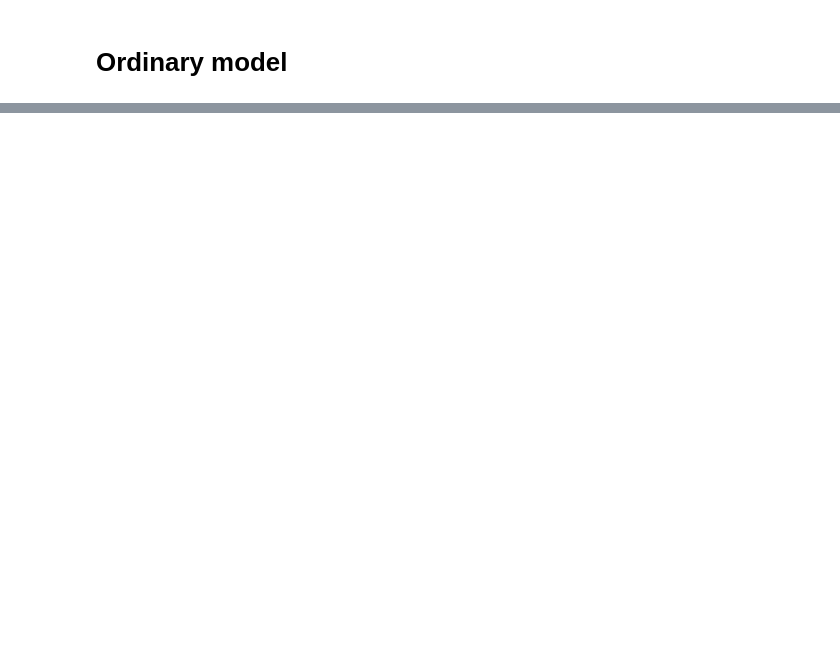
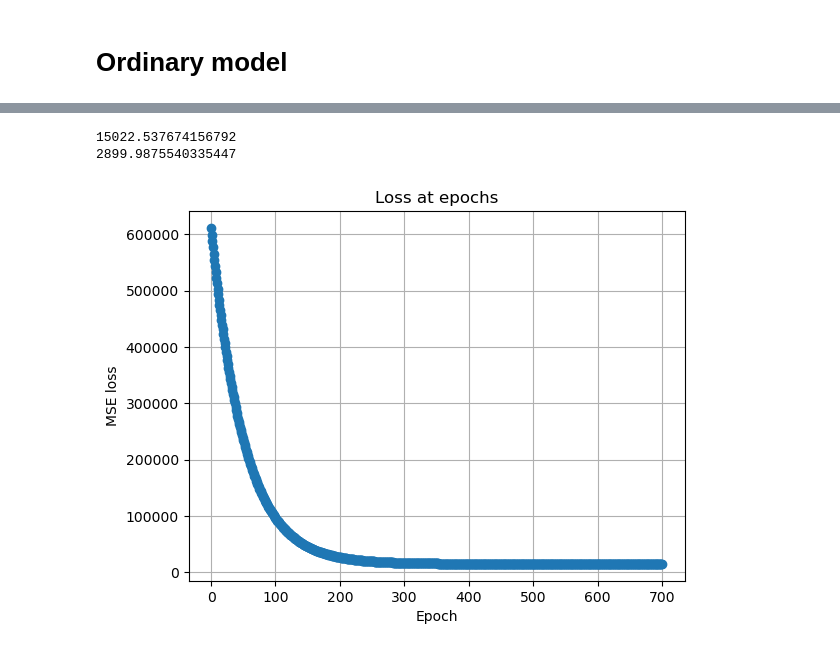
Before and after one commit to typsoon/mpum_first_miniproject, a Jupyter notebook: regression.sync.ipynb, the cells around one changed output, grey strips where cells are left out. Drawn from its saved outputs; the diff is of its cells as text; code cells hidden in the pictures; blank space fills up the shorter version.

```diff
--- a/regression.sync.ipynb
+++ b/regression.sync.ipynb
@@ -170,0 +226,20 @@ print(model.test(train_matrix, train_labels_matrix))
+# %%
+base_func_reg_L2 = OrdinaryBaseFunc(train_matrix.shape[1], train_matrix.shape[0])
+loss_func_reg_L2 = MSE(train_matrix.shape[0])
+
+
+model = Model(base_func_reg_L2, loss_func_reg_L2, 0.01, L2_regularization)
+# %%
+train_and_test(
+    model, train_matrix, train_labels_matrix, test_matrix, test_labels_matrix
+)
+# &&
+base_func_reg_L1 = OrdinaryBaseFunc(train_matrix.shape[1], train_matrix.shape[0])
+loss_func_reg_L1 = MSE(train_matrix.shape[0])
+
+
+model = Model(base_func_reg_L1, loss_func_reg_L1, 0.01, L1_regularization)
+# %% [output]
+15022.537674156792
+2899.9875540335447
+[figure, added]
```
Also changed, not shown: parts of 18 cells of this notebook, 1 other file.
